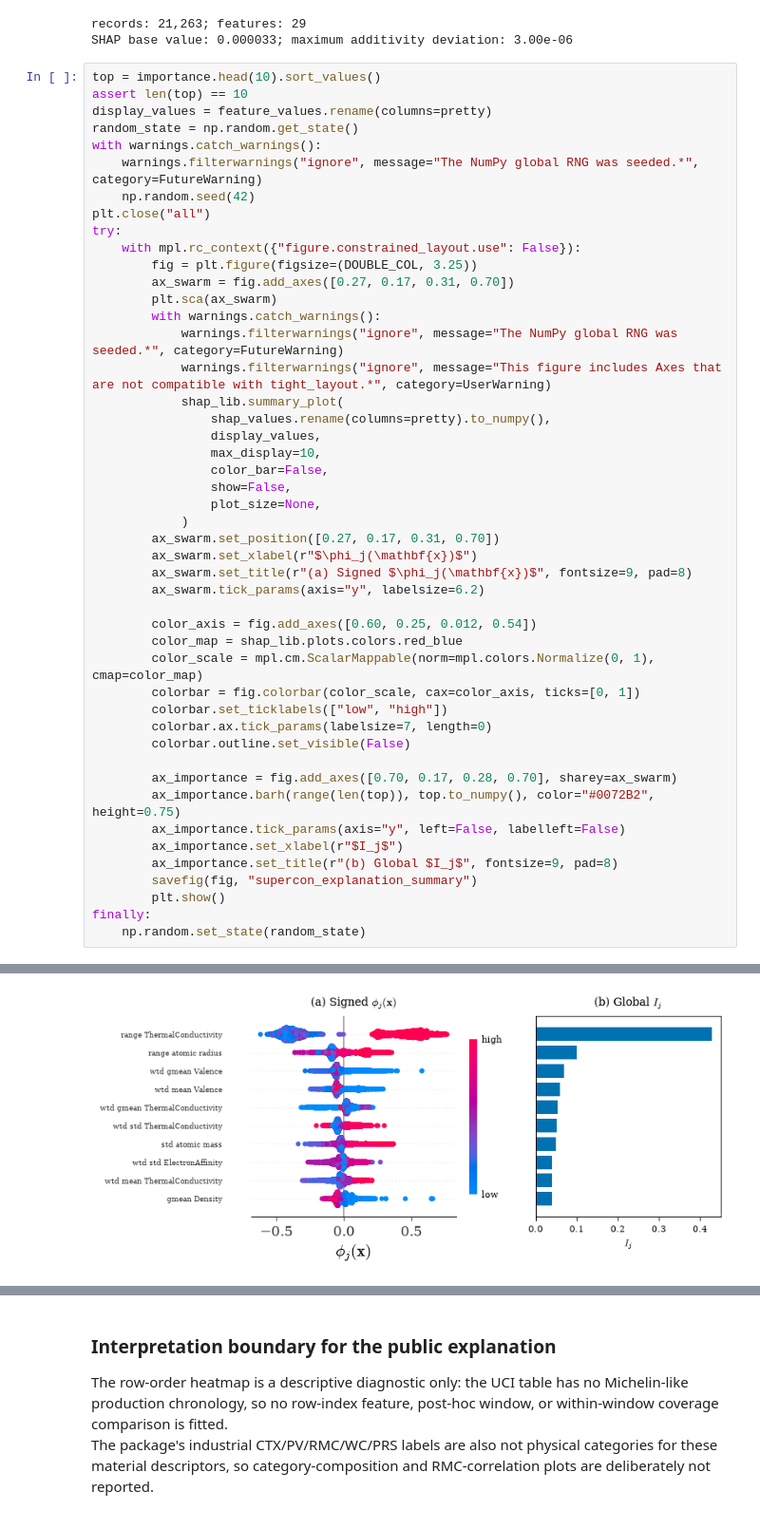
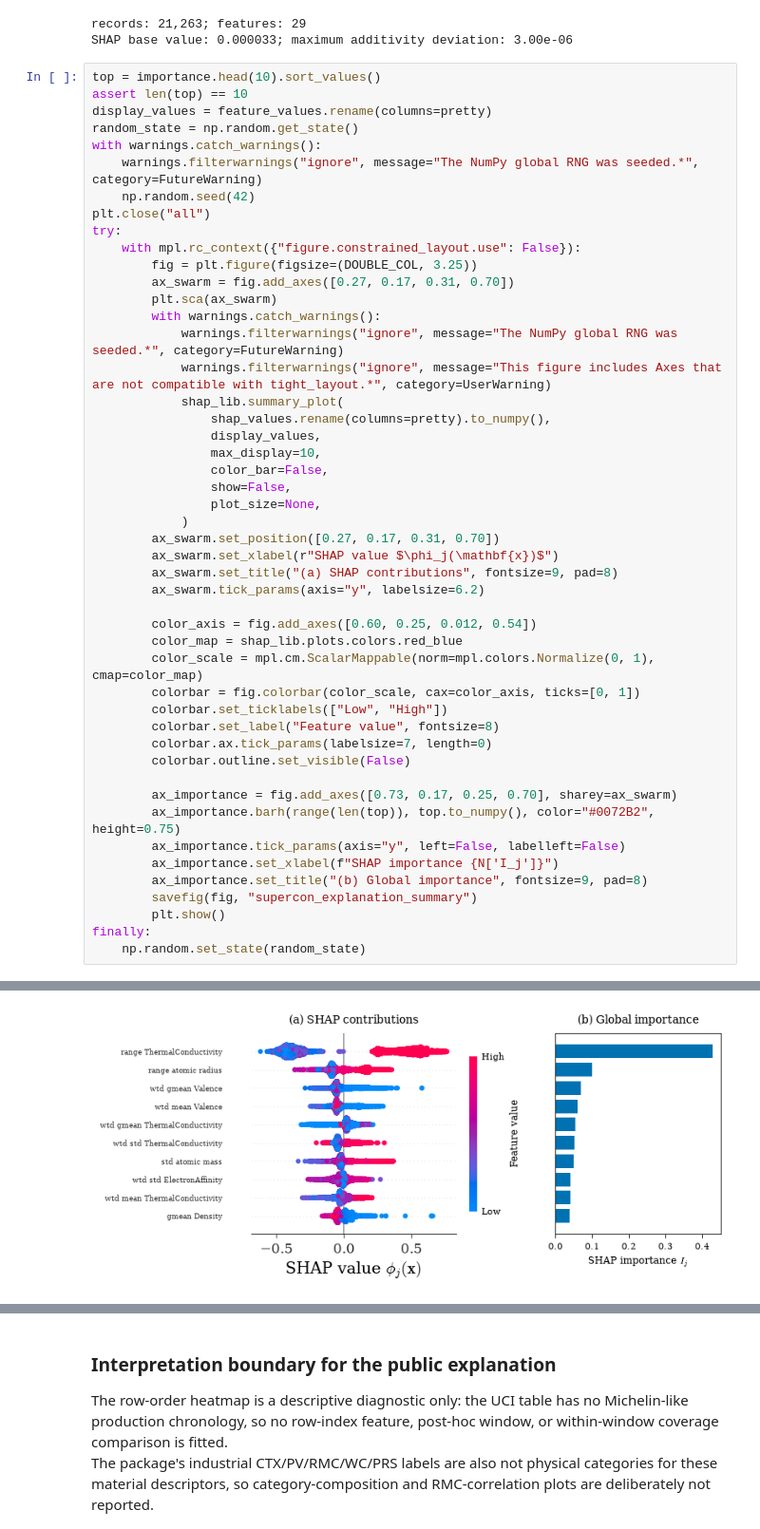
Before and after one commit to LouisTier/xopa, a Jupyter notebook: notebooks/08_superconductivity.ipynb, the cells around one changed output, grey strips where cells are left out. Shown at 95% size. Drawn from its saved outputs; the diff is of its cells as text.

```diff
--- a/notebooks/08_superconductivity.ipynb
+++ b/notebooks/08_superconductivity.ipynb
@@ -558,40 +576,41 @@ try:
         plt.sca(ax_swarm)
         with warnings.catch_warnings():
             warnings.filterwarnings("ignore", message="The NumPy global RNG was seeded.*", category=FutureWarning)
             warnings.filterwarnings("ignore", message="This figure includes Axes that are not compatible with tight_layout.*", category=UserWarning)
             shap_lib.summary_plot(
                 shap_values.rename(columns=pretty).to_numpy(),
                 display_values,
                 max_display=10,
                 color_bar=False,
                 show=False,
                 plot_size=None,
             )
         ax_swarm.set_position([0.27, 0.17, 0.31, 0.70])
-        ax_swarm.set_xlabel(r"$\phi_j(\mathbf{x})$")
-        ax_swarm.set_title(r"(a) Signed $\phi_j(\mathbf{x})$", fontsize=9, pad=8)
+        ax_swarm.set_xlabel(r"SHAP value $\phi_j(\mathbf{x})$")
+        ax_swarm.set_title("(a) SHAP contributions", fontsize=9, pad=8)
         ax_swarm.tick_params(axis="y", labelsize=6.2)
 
         color_axis = fig.add_axes([0.60, 0.25, 0.012, 0.54])
         color_map = shap_lib.plots.colors.red_blue
         color_scale = mpl.cm.ScalarMappable(norm=mpl.colors.Normalize(0, 1), cmap=color_map)
         colorbar = fig.colorbar(color_scale, cax=color_axis, ticks=[0, 1])
-        colorbar.set_ticklabels(["low", "high"])
+        colorbar.set_ticklabels(["Low", "High"])
+        colorbar.set_label("Feature value", fontsize=8)
         colorbar.ax.tick_params(labelsize=7, length=0)
         colorbar.outline.set_visible(False)
 
-        ax_importance = fig.add_axes([0.70, 0.17, 0.28, 0.70], sharey=ax_swarm)
+        ax_importance = fig.add_axes([0.73, 0.17, 0.25, 0.70], sharey=ax_swarm)
         ax_importance.barh(range(len(top)), top.to_numpy(), color="#0072B2", height=0.75)
         ax_importance.tick_params(axis="y", left=False, labelleft=False)
-        ax_importance.set_xlabel(r"$I_j$")
-        ax_importance.set_title(r"(b) Global $I_j$", fontsize=9, pad=8)
+        ax_importance.set_xlabel(f"SHAP importance {N['I_j']}")
+        ax_importance.set_title("(b) Global importance", fontsize=9, pad=8)
         savefig(fig, "supercon_explanation_summary")
         plt.show()
 finally:
     np.random.set_state(random_state)
 # %% [output]
 saved: /Users/berthier/Development/PhD/xopa/results/notebook-figures/08_superconductivity/supercon_explanation_summary.pdf/.png
-[figure, old version]
+[figure, new version]
 # %%
 GROUP_SIZE = int(jload(explain_dir / "manifest.json")["config"]["explain"]["group_size"])
 BIN_WIDTH = float(jload(explain_dir / "manifest.json")["config"]["explain"]["bin_width"])
```
Also changed, not shown: parts of 14 cells of this notebook, 6 other files.
